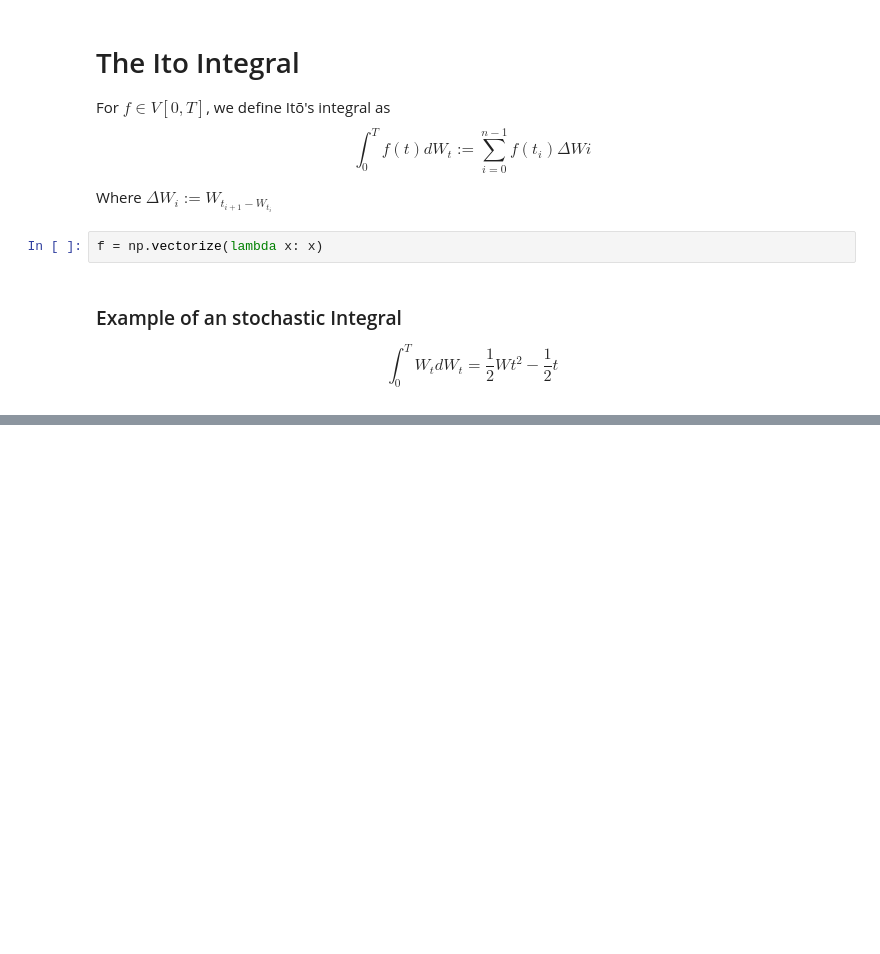
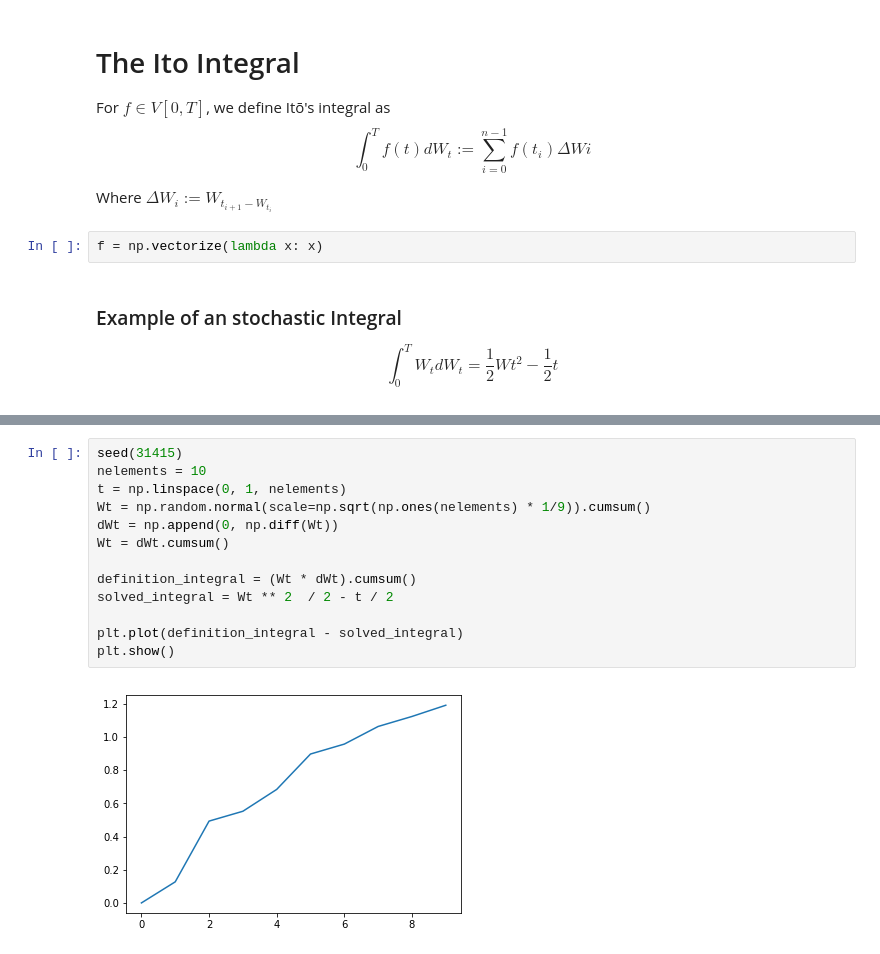
Before and after one commit to gerdm/TGMAFFIRO, a Jupyter notebook: notebooks/Computations.ipynb, the cells around one changed output, grey strips where cells are left out. Cells and saved outputs as stored; diff of their text form; blank space fills up the shorter version.

```diff
--- a/notebooks/Computations.ipynb
+++ b/notebooks/Computations.ipynb
@@ -115,0 +108,15 @@ solved_integral = Wt.cumsum() ** 2  / 2 - t / 2
+# %%
+seed(31415)
+nelements = 10
+t = np.linspace(0, 1, nelements)
+Wt = np.random.normal(scale=np.sqrt(np.ones(nelements) * 1/9)).cumsum()
+dWt = np.append(0, np.diff(Wt))
+Wt = dWt.cumsum()
+
+definition_integral = (Wt * dWt).cumsum()
+solved_integral = Wt ** 2  / 2 - t / 2
+
+plt.plot(definition_integral - solved_integral)
+plt.show()
+# %% [output]
+[figure, added]
```
Also changed, not shown: parts of 10 cells of this notebook, 3 other files.
